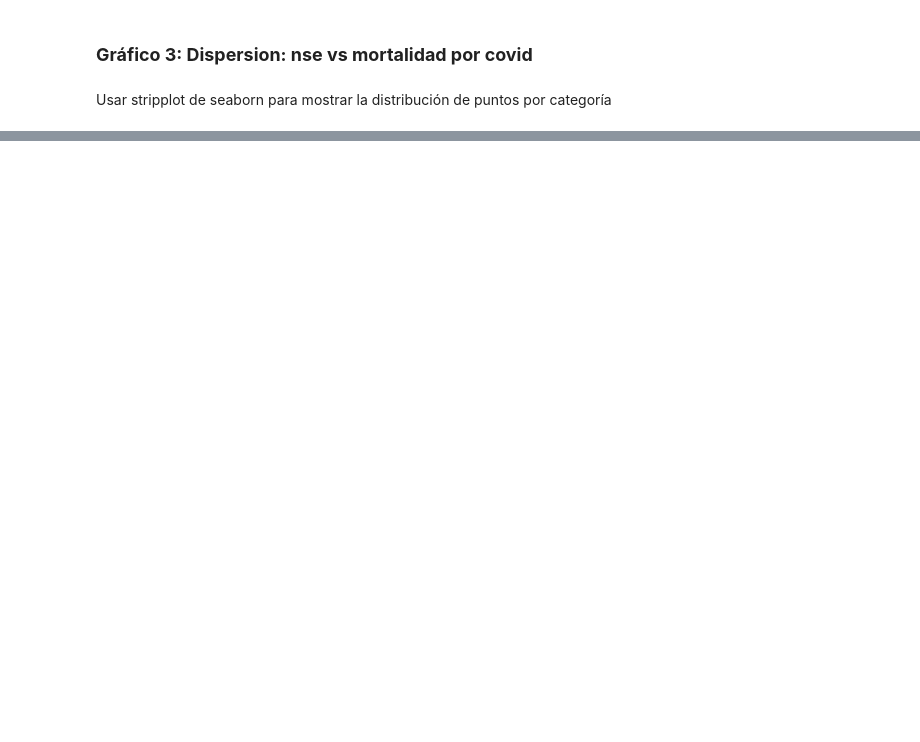
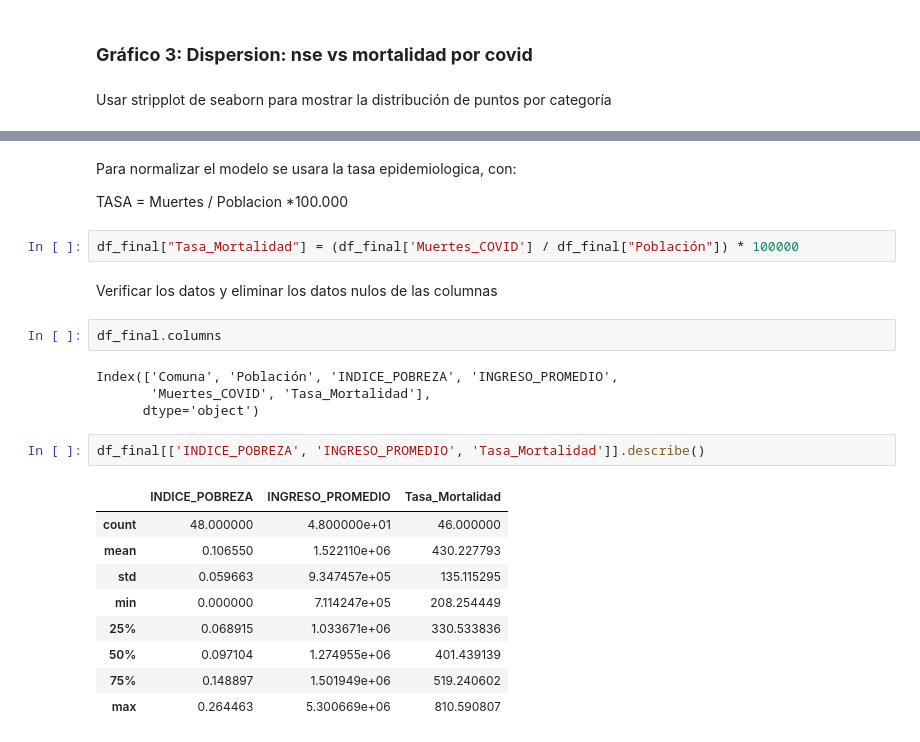
Before and after one commit to isimmmm/proyecto-semestral-ciencia-de-datos, a Jupyter notebook: notebooks/Análisis (notebooks)/Notebook_exploratorio_conjunto.ipynb, the cells around one changed output, grey strips where cells are left out. Saved outputs shown, nothing was run; the diff lists cells and outputs as text; blank space fills up the shorter version.

Commit message:
Modelo Matematico y figures

```diff
--- a/notebooks/Análisis (notebooks)/Notebook_exploratorio_conjunto.ipynb
+++ b/notebooks/Análisis (notebooks)/Notebook_exploratorio_conjunto.ipynb
@@ -739,0 +676,26 @@ else:
+# %% [markdown]
+Para normalizar el modelo se usara la tasa epidemiologica, con:
+
+TASA = Muertes / Poblacion *100.000
+# %%
+df_final["Tasa_Mortalidad"] = (df_final['Muertes_COVID'] / df_final["Población"]) * 100000
+# %% [markdown]
+Verificar los datos y eliminar los datos nulos de las columnas
+# %%
+df_final.columns
+# %% [output]
+Index(['Comuna', 'Población', 'INDICE_POBREZA', 'INGRESO_PROMEDIO',
+       'Muertes_COVID', 'Tasa_Mortalidad'],
+      dtype='object')
+# %%
+df_final[['INDICE_POBREZA', 'INGRESO_PROMEDIO', 'Tasa_Mortalidad']].describe()
+# %% [output]
+|  | INDICE_POBREZA | INGRESO_PROMEDIO | Tasa_Mortalidad |
+| count | 48.000000 | 4.800000e+01 | 46.000000 |
+| mean | 0.106550 | 1.522110e+06 | 430.227793 |
+| std | 0.059663 | 9.347457e+05 | 135.115295 |
+| min | 0.000000 | 7.114247e+05 | 208.254449 |
+| 25% | 0.068915 | 1.033671e+06 | 330.533836 |
+| 50% | 0.097104 | 1.274955e+06 | 401.439139 |
+| 75% | 0.148897 | 1.501949e+06 | 519.240602 |
+| max | 0.264463 | 5.300669e+06 | 810.590807 |
```
Also changed, not shown: parts of 56 cells of this notebook, 1 other file.
